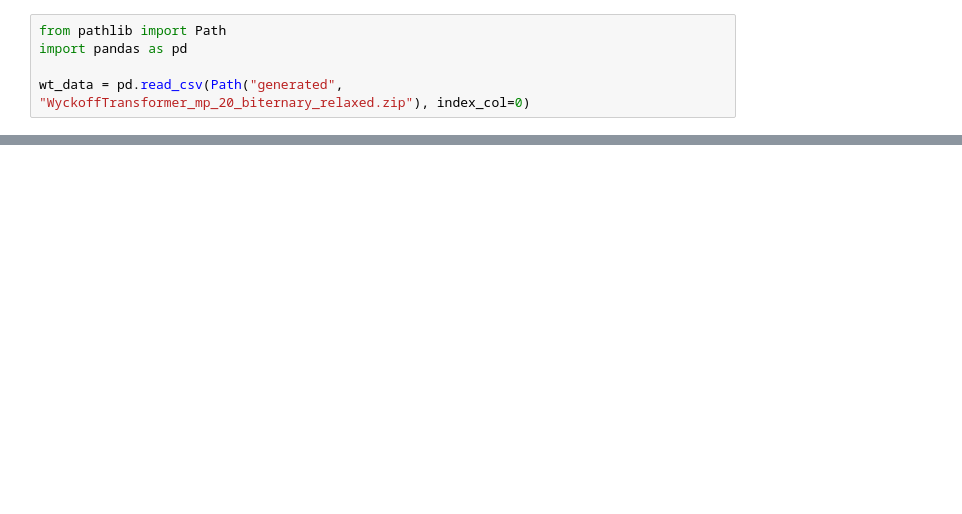
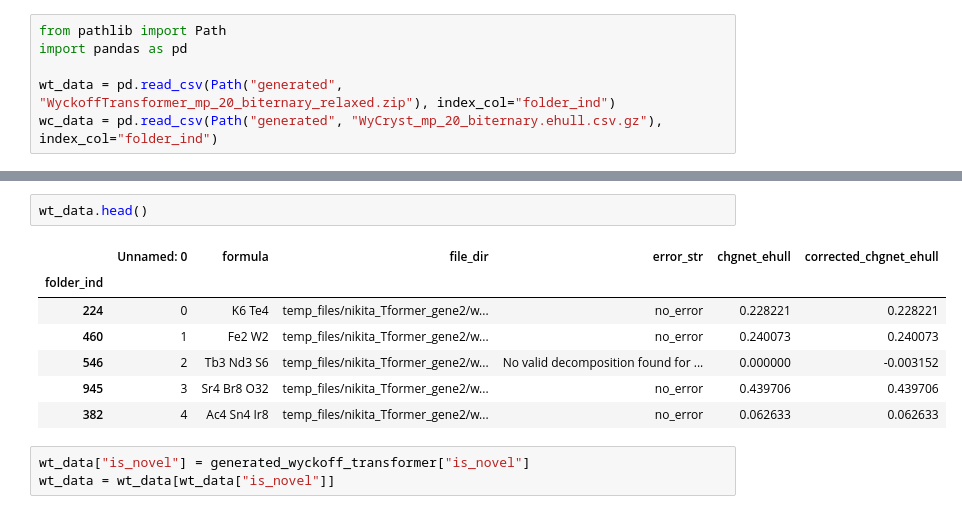
Before and after one commit to kedhip/WyckoffTransformer, a Jupyter notebook: WyCryst_vs_WyckoffTransformer_E_hull.ipynb, the cells around one changed output, grey strips where cells are left out. Saved outputs shown, nothing was run; the diff lists cells and outputs as text; blank space fills up the shorter version.

```diff
--- a/WyCryst_vs_WyckoffTransformer_E_hull.ipynb
+++ b/WyCryst_vs_WyckoffTransformer_E_hull.ipynb
@@ -2,4 +2,5 @@
 from pathlib import Path
 import pandas as pd
 
-wt_data = pd.read_csv(Path("generated", "WyckoffTransformer_mp_20_biternary_relaxed.zip"), index_col=0)
+wt_data = pd.read_csv(Path("generated", "WyckoffTransformer_mp_20_biternary_relaxed.zip"), index_col="folder_ind")
+wc_data = pd.read_csv(Path("generated", "WyCryst_mp_20_biternary.ehull.csv.gz"), index_col="folder_ind")
@@ -5,0 +40,13 @@ wt_data = pd.read_csv(Path("generated", "WyckoffTransformer_mp_20_biternary_rela
+# %%
+wt_data.head()
+# %% [output]
+|  | Unnamed: 0 | formula | file_dir | error_str | chgnet_ehull | corrected_chgnet_ehull |
+| folder_ind |  |  |  |  |  |  |
+| 224 | 0 | K6 Te4 | temp_files/nikita_Tformer_gene2/w... | no_error | 0.228221 | 0.228221 |
+| 460 | 1 | Fe2 W2 | temp_files/nikita_Tformer_gene2/w... | no_error | 0.240073 | 0.240073 |
+| 546 | 2 | Tb3 Nd3 S6 | temp_files/nikita_Tformer_gene2/w... | No valid decomposition found for ... | 0.000000 | -0.003152 |
+| 945 | 3 | Sr4 Br8 O32 | temp_files/nikita_Tformer_gene2/w... | no_error | 0.439706 | 0.439706 |
+| 382 | 4 | Ac4 Sn4 Ir8 | temp_files/nikita_Tformer_gene2/w... | no_error | 0.062633 | 0.062633 |
+# %%
+wt_data["is_novel"] = generated_wyckoff_transformer["is_novel"]
+wt_data = wt_data[wt_data["is_novel"]]
```
Also changed, not shown: parts of 6 cells of this notebook, 10 other files.
